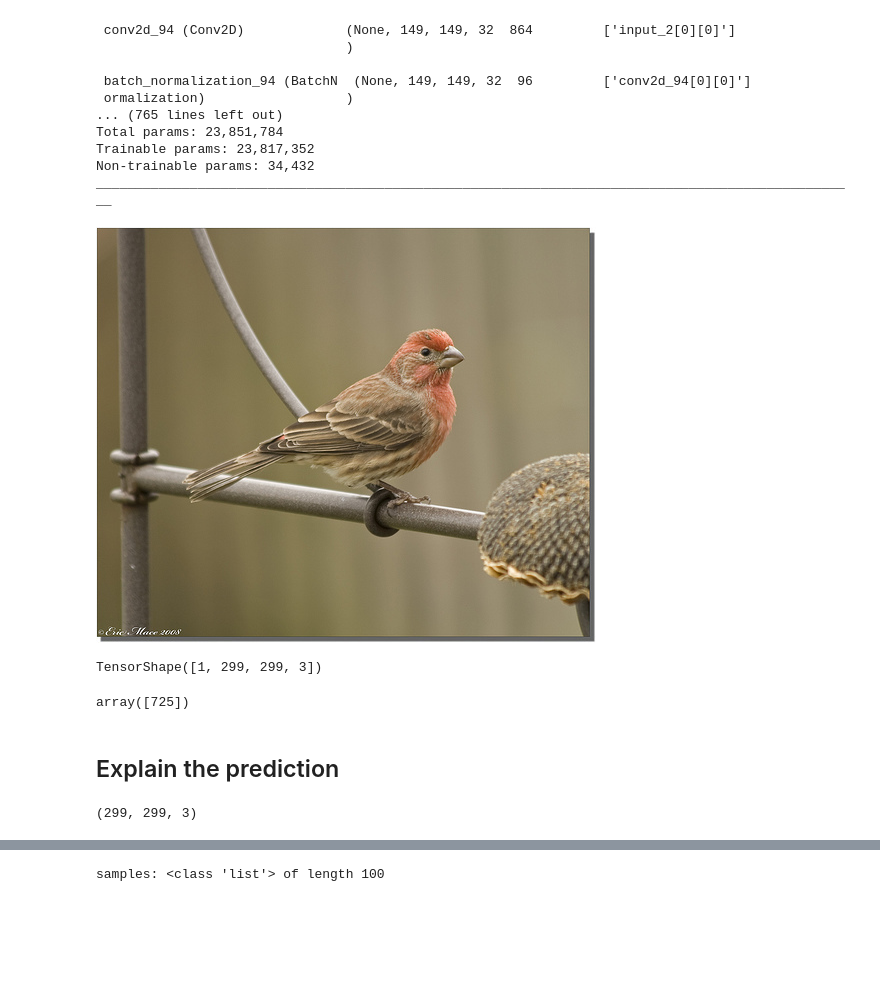
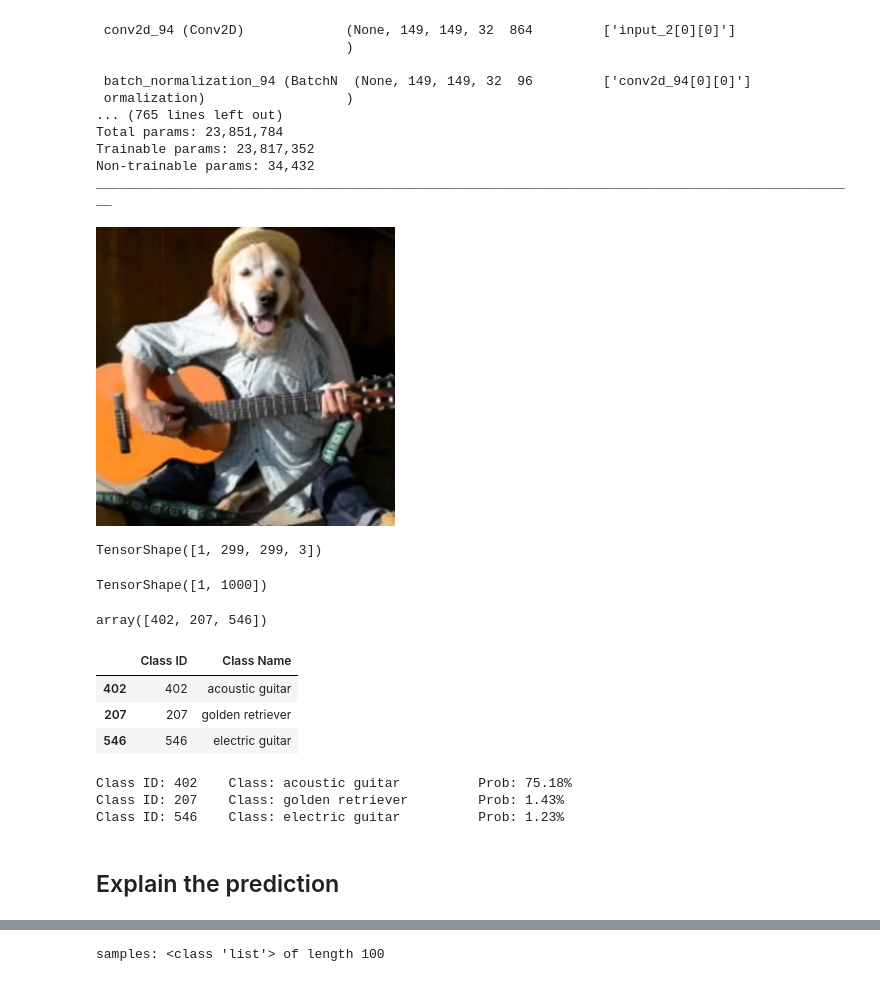
Before and after one commit to ngandlau/fun, a Jupyter notebook: understanding-lime.ipynb, the cells around one changed output, grey strips where cells are left out. Cells and saved outputs as stored; diff of their text form; code cells hidden in the pictures; blank space fills up the shorter version.

Commit message:
Test Implementation with Image from Lime Paper

```diff
--- a/understanding-lime.ipynb
+++ b/understanding-lime.ipynb
@@ -828,11 +828,17 @@ ________________________________________________________________________________
 # %%
 import os
 from PIL import Image
 
 img_path = "imagenet-samples"
 img_name = "n01532829_house_finch.jfif"
+img_name = "test.jpg"
 img = Image.open(os.path.join(img_path, img_name))
+
+# reshape image to match input layer dimensions of InceptionV3
+w, h = 299, 299
+img = img.resize((w, h))
+
 img
 # %% [output]
-[figure, old version]
+[figure, new version]
 # %%
@@ -847,20 +849,49 @@ img = tf.convert_to_tensor(img, np.float32)
 img.shape
 # %% [output]
 TensorShape([1, 299, 299, 3])
-# %%
-# predict class of image
-out = model(img)
-pred = tf.argmax(out, axis=1).numpy()
-pred
-
-# 725 == "pitcher, ewer" https://deeplearning.cms.waikato.ac.nz/user-guide/class-maps/IMAGENET/
-# %% [output]
-array([725])
+# %%
+# predict
+out = model(tf.keras.applications.inception_v3.preprocess_input(img, data_format=None))
+out.shape
+# %% [output]
+TensorShape([1, 1000])
+# %%
+# top 3 predicted classes (should be electric guitar, acoustic guitar, and labrador)
+# def idxs_of_top_n_values(x, n):
+#     return np.argpartition(x, -n)[-n:]
+
+# out = out.numpy().reshape(-1)
+# idxs = idxs_of_top_n_values(out, n=3)
+# idxs
+
+pred = out.numpy().reshape(-1)
+idxs = (-pred).argsort()[:3]
+idxs
+# %% [output]
+array([402, 207, 546])
+# %%
+# https://deeplearning.cms.waikato.ac.nz/user-guide/class-maps/IMAGENET/
+imagenet_classes = pd.read_csv(os.path.join(img_path, "imagenet_class_list.csv"), sep=";")
+imagenet_classes.head()
+imagenet_classes.iloc[idxs]
+# %% [output]
+|  | Class ID | Class Name |
+| 402 | 402 | acoustic guitar |
+| 207 | 207 | golden retriever |
+| 546 | 546 | electric guitar |
+# %%
+for i in idxs:
+    class_name = imagenet_classes.iloc[i, 1]
+    prob = round(pred[i]*100, 2)
+    print(f"Class ID: {i} \t Class: {class_name} \t Prob: {prob}%")
+# %% [output]
+Class ID: 402    Class: acoustic guitar          Prob: 75.18%
+Class ID: 207    Class: golden retriever         Prob: 1.43%
+Class ID: 546    Class: electric guitar          Prob: 1.23%
 # %% [markdown]
 ## Explain the prediction
 # %%
+# preprocess for superpixel alg
+
 # remove BS dimension
 img = img.numpy().squeeze(axis=0)
-img.shape
-# %% [output]
-(299, 299, 3)
```
Also changed, not shown: parts of 19 cells of this notebook, 1 other file.
